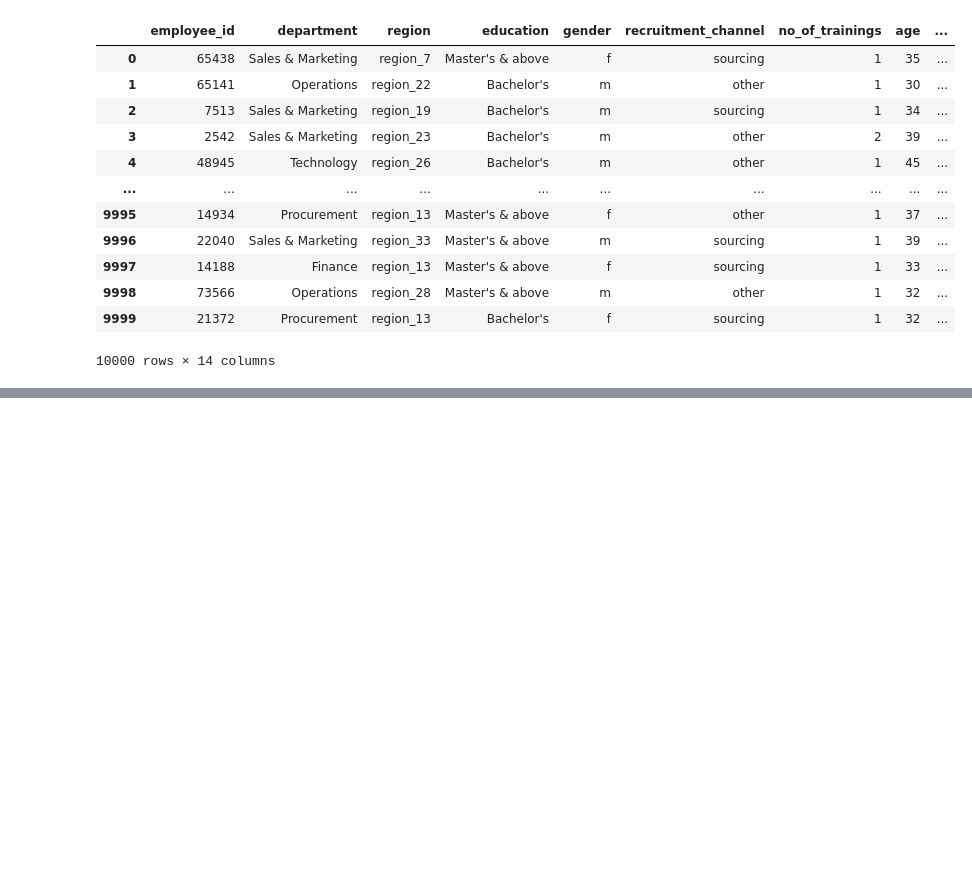
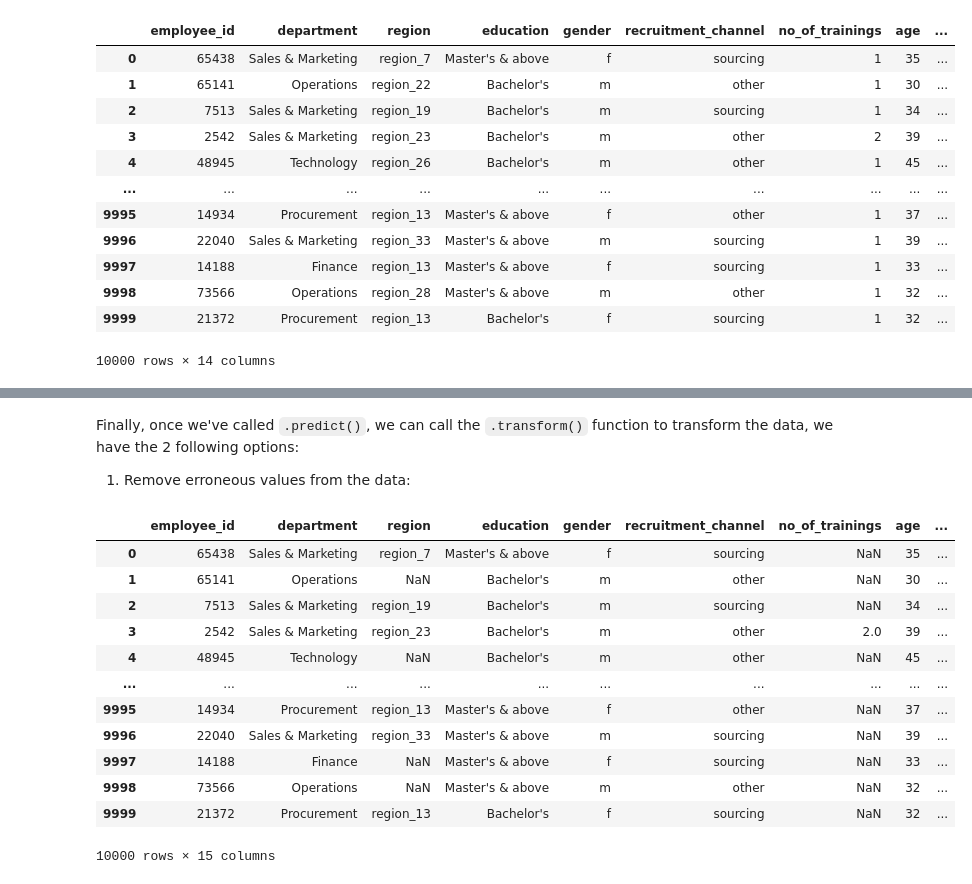
Before and after one commit to microsoft/responsible-ai-toolbox-mitigations, a Jupyter notebook: notebooks/datadiagnostics/module_tests/active_detect.ipynb, the cells around one changed output, grey strips where cells are left out. Drawn from its saved outputs; the diff is of its cells as text; code cells hidden in the pictures; blank space fills up the shorter version.

Commit message:
activedetect tutorial updated, added transform()

```diff
--- a/notebooks/datadiagnostics/module_tests/active_detect.ipynb
+++ b/notebooks/datadiagnostics/module_tests/active_detect.ipynb
@@ -286,0 +60,3 @@ array(['Sales & Marketing', 'Operations', 'Technology', 'Analytics',
+# %%
+rand_indices = get_random_indices(dataset, 2)
+dataset.loc[rand_indices, "education"] = ["not an education status 1", "not an education status 2"]
@@ -286,0 +85,3 @@ array(['Sales & Marketing', 'Operations', 'Technology', 'Analytics',
+# %%
+rand_indices = get_random_indices(dataset, 5000)
+dataset.loc[rand_indices, "region"] = "region_x"
@@ -286,0 +90,5 @@ array(['Sales & Marketing', 'Operations', 'Technology', 'Analytics',
+# %%
+dataset["X"] = ""
+dataset["X"] = [''.join(random.choice(string.ascii_lowercase) for i in range(5)) for i in range(dataset.shape[0])]
+rand_indices = get_random_indices(dataset, 2)
+dataset.loc[rand_indices, "X"] = [str(random.randint(0, 1000)), "?????****?????"]
@@ -286,0 +237,10 @@ array(['Sales & Marketing', 'Operations', 'Technology', 'Analytics',
+# %%
+active_detector_7 = ActiveDetect(
+    df=dataset,
+    col_predict=None,
+    error_modules=[QuantitativeErrorModule(), DistributionErrorModule(thresh=2.5, fail_thresh=2), SemanticErrorModule(thresh=1.5, fail_thresh=2)],
+    verbose=False,
+)
+active_detector_7.fit()
+error_matrix = active_detector_7.predict(dataset)
+print_erroneous_values_per_column(dataset, error_matrix)
@@ -286,0 +286,19 @@ array(['Sales & Marketing', 'Operations', 'Technology', 'Analytics',
+# %% [markdown]
+Finally, once we've called `.predict()`, we can call the `.transform()` function to transform the data, we have the 2 following options:
+1. Remove erroneous values from the data:
+# %%
+active_detector_7.transform(dataset)
+# %% [output]
+|  | employee_id | department | region | education | gender | recruitment_channel | no_of_trainings | age | ... |
+| 0 | 65438 | Sales & Marketing | region_7 | Master's & above | f | sourcing | NaN | 35 | ... |
+| 1 | 65141 | Operations | NaN | Bachelor's | m | other | NaN | 30 | ... |
+| 2 | 7513 | Sales & Marketing | region_19 | Bachelor's | m | sourcing | NaN | 34 | ... |
+| 3 | 2542 | Sales & Marketing | region_23 | Bachelor's | m | other | 2.0 | 39 | ... |
+| 4 | 48945 | Technology | NaN | Bachelor's | m | other | NaN | 45 | ... |
+| ... | ... | ... | ... | ... | ... | ... | ... | ... | ... |
+| 9995 | 14934 | Procurement | region_13 | Master's & above | f | other | NaN | 37 | ... |
+| 9996 | 22040 | Sales & Marketing | region_33 | Master's & above | m | sourcing | NaN | 39 | ... |
+| 9997 | 14188 | Finance | NaN | Master's & above | f | sourcing | NaN | 33 | ... |
+| 9998 | 73566 | Operations | NaN | Master's & above | m | other | NaN | 32 | ... |
+| 9999 | 21372 | Procurement | region_13 | Bachelor's | f | sourcing | NaN | 32 | ... |
+10000 rows × 15 columns
```
Also changed, not shown: parts of 62 cells of this notebook, 10 other files.
